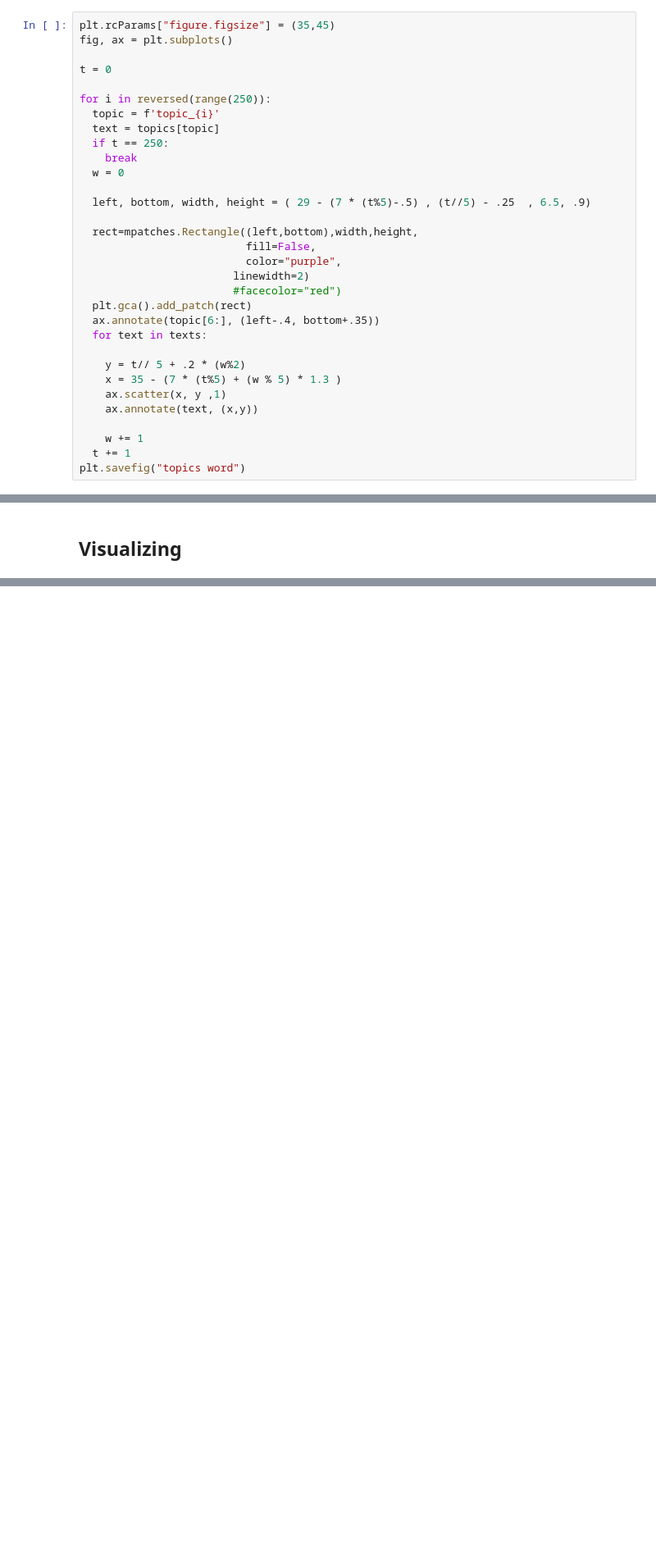
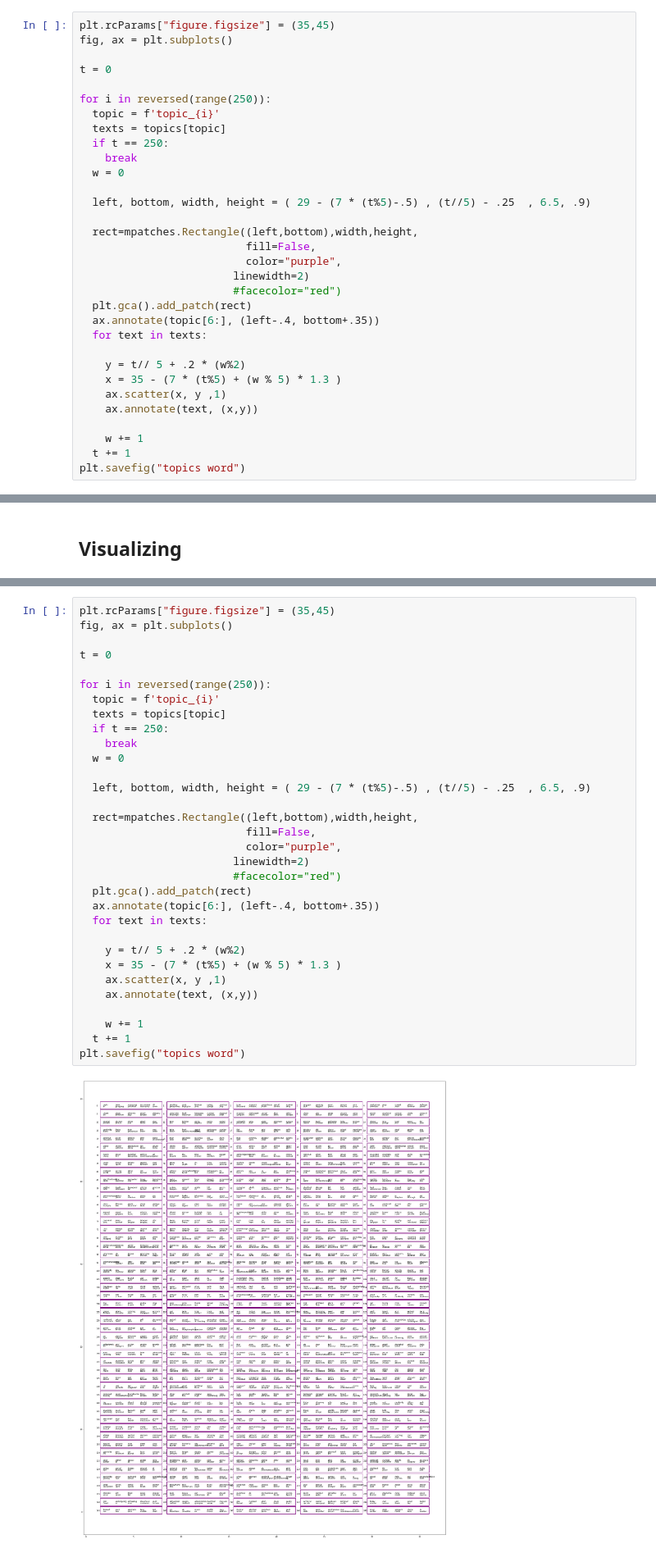
Before and after one commit to shoaib6174/MultiWOZ-Clustering, a Jupyter notebook: Multi_WOZ_Clustering .ipynb, the cells around one changed output, grey strips where cells are left out. Shown at 82% size. Saved outputs shown, nothing was run; the diff lists cells and outputs as text; blank space fills up the shorter version.

```diff
--- a/Multi_WOZ_Clustering.ipynb
+++ b/Multi_WOZ_Clustering .ipynb
@@ -251,7 +251,7 @@ t = 0
 
 for i in reversed(range(250)):
   topic = f'topic_{i}'
-  text = topics[topic]
+  texts = topics[topic]
   if t == 250:
     break
   w = 0
@@ -441,0 +444,34 @@ import networkx as nx
+# %%
+plt.rcParams["figure.figsize"] = (35,45)
+fig, ax = plt.subplots()
+
+t = 0
+
+for i in reversed(range(250)):
+  topic = f'topic_{i}'
+  texts = topics[topic]
+  if t == 250:
+    break
+  w = 0
+
+  left, bottom, width, height = ( 29 - (7 * (t%5)-.5) , (t//5) - .25  , 6.5, .9)
+
+  rect=mpatches.Rectangle((left,bottom),width,height,
+                          fill=False,
+                          color="purple",
+                        linewidth=2)
+                        #facecolor="red")
+  plt.gca().add_patch(rect)
+  ax.annotate(topic[6:], (left-.4, bottom+.35))
+  for text in texts:
+
+    y = t// 5 + .2 * (w%2)
+    x = 35 - (7 * (t%5) + (w % 5) * 1.3 )
+    ax.scatter(x, y ,1)
+    ax.annotate(text, (x,y))
+
+    w += 1
+  t += 1
+plt.savefig("topics word")
+# %% [output]
+[figure, added]
```
Also changed, not shown: parts of 2 cells of this notebook, 3 other files.
